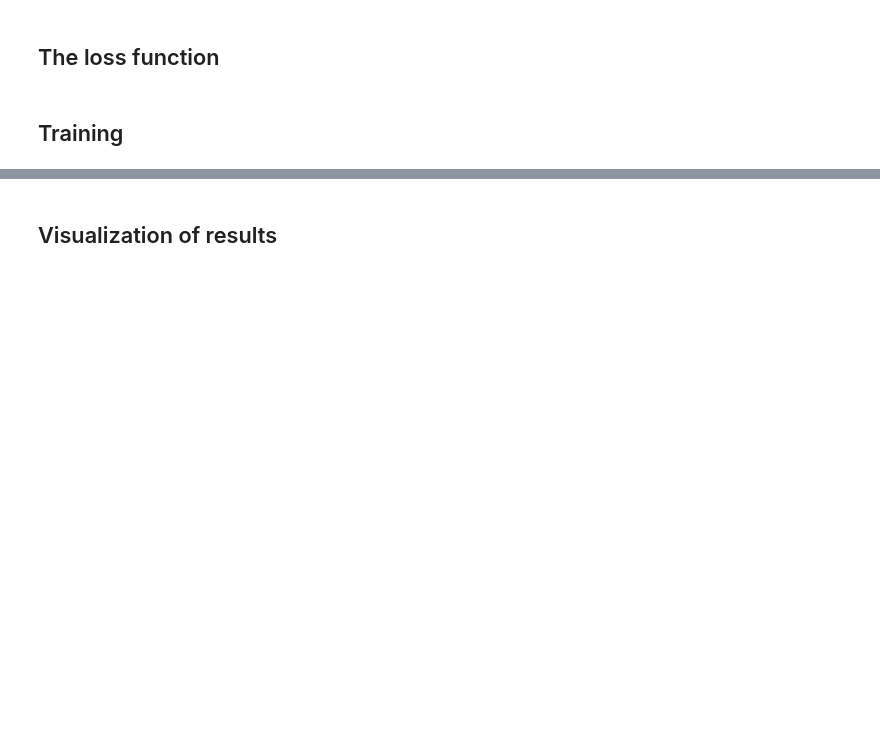
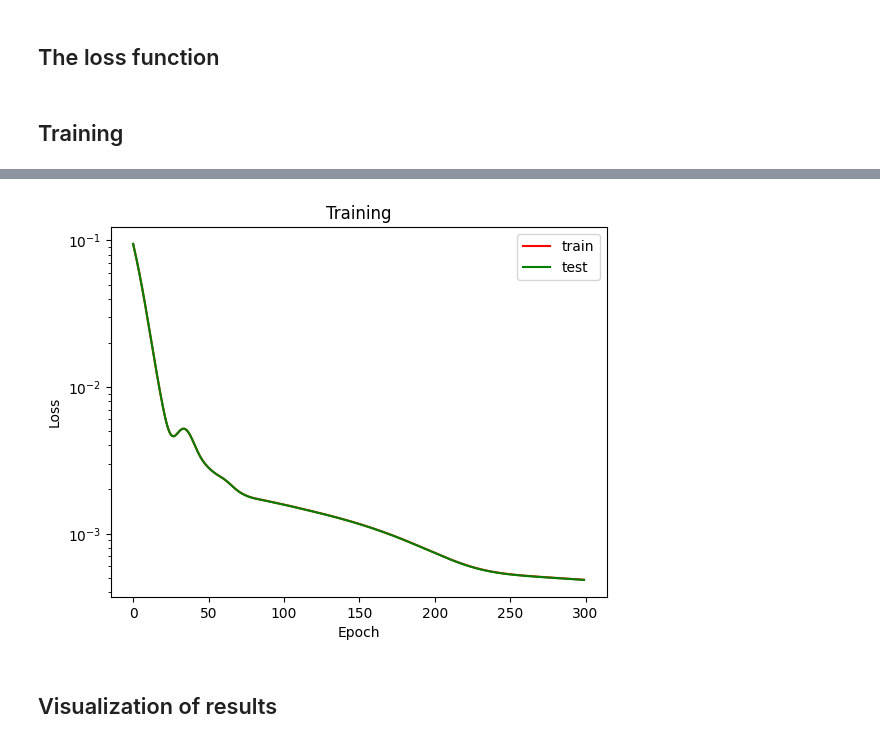
Before and after one commit to meyer-nils/numerical_examples, a Jupyter notebook: plate_hole_2d/ElliCHANGEDtorch.ipynb, the cells around one changed output, grey strips where cells are left out. Cells and saved outputs as stored; diff of their text form; code cells hidden in the pictures; blank space fills up the shorter version.

```diff
--- a/plate_hole_2d/ElliCHANGEDtorch.ipynb
+++ b/plate_hole_2d/ElliCHANGEDtorch.ipynb
@@ -188,7 +192,7 @@ W_NEUMANN = 0.01
 mse = torch.nn.MSELoss()
 
 
-def compute_loss(net):
+def compute_loss(net,x_collo, y_collo,x_top, y_top, x_right, y_right, x_left, y_left, x_bottom, y_bottom, x_hole, y_hole, n_hole):
     # pde
     res_x, res_y = pde_residual(x_collo, y_collo, net)
     zeros = torch.zeros_like(res_x)
@@ -291,3 +237,32 @@ plt.show()
+# %%
+net = Net()
+train_data = []
+test_data = []
+
+optimizer = torch.optim.Adam(net.parameters(), lr=0.001)
+for epoch in range(300):
+    optimizer.zero_grad()
+    loss = compute_loss(net, x_collo_train, y_collo_train, x_top, y_top, x_right, y_right, x_left, y_left, x_bottom, y_bottom, x_hole, y_hole, n_hole)
+    loss2 = compute_loss(net, x_collo_test, y_collo_test, x_top, y_top, x_right, y_right, x_left, y_left, x_bottom, y_bottom, x_hole, y_hole, n_hole)
+    loss.backward(retain_graph=True)
+    optimizer.step()
+    with torch.autograd.no_grad():
+        train_data.append(float(loss.data))
+        test_data.append(float(loss2.data))
+        if(train_data[epoch] == test_data[epoch]):
+            print("same data")
+
+
+plt.plot(train_data, color='r', label='train')
+plt.plot(test_data, color='g', label='test')
+plt.yscale("log")
+plt.title("Training")
+plt.ylabel("Loss")
+plt.xlabel("Epoch")
+plt.legend()
+plt.show()
+# %% [output]
+[figure, added]
 # %% [markdown]
 ## Visualization of results
 # %%
```
Also changed, not shown: parts of 3 cells of this notebook.
